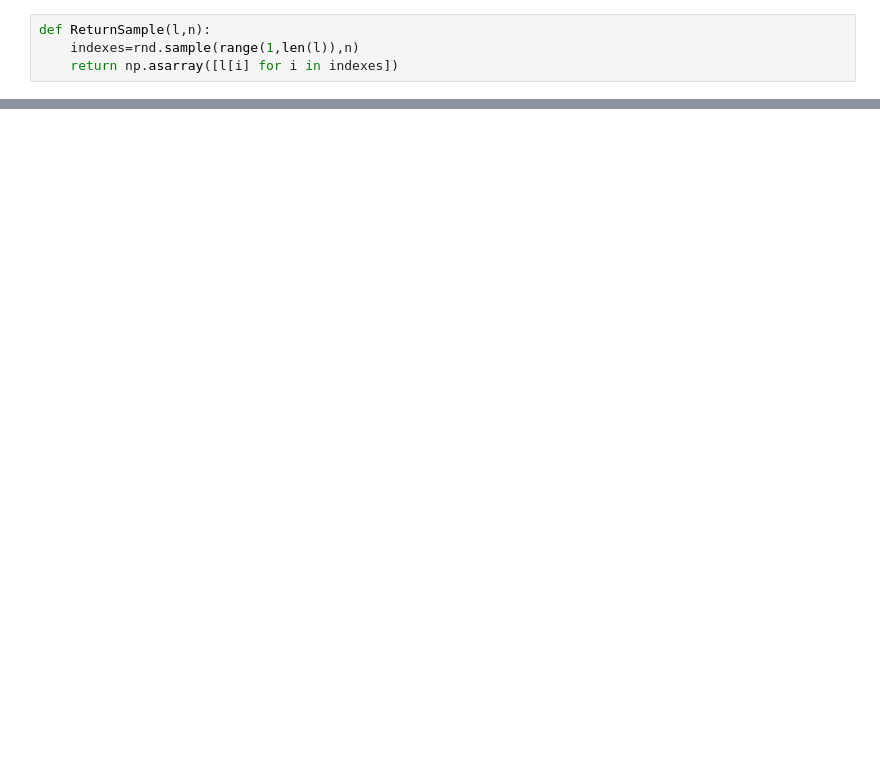
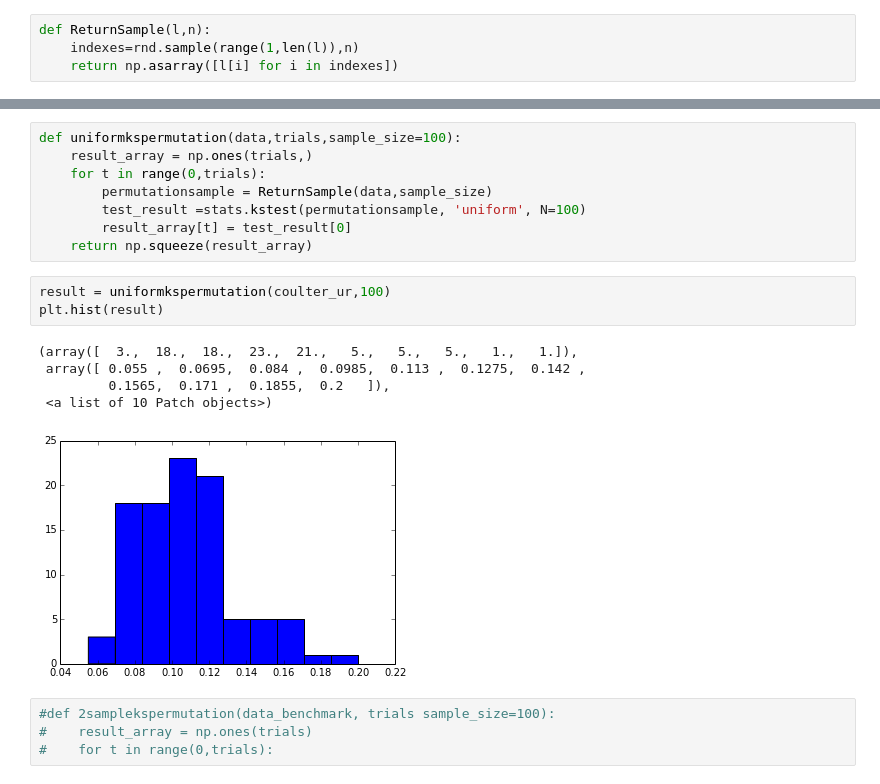
Before and after one commit to zhangzheng-coder/test_codes, a Jupyter notebook: STAT215/STATS_215_project.ipynb, the cells around one changed output, grey strips where cells are left out. Saved outputs shown, nothing was run; the diff lists cells and outputs as text; blank space fills up the shorter version.

Commit message:
uniform KS test, done and hist plot

```diff
--- a/STAT215/STATS_215_project.ipynb
+++ b/STAT215/STATS_215_project.ipynb
@@ -165,0 +165,21 @@ stats.kstest((sample_test), 'uniform', N=10000)
+# %%
+def uniformkspermutation(data,trials,sample_size=100):
+    result_array = np.ones(trials,)
+    for t in range(0,trials):
+        permutationsample = ReturnSample(data,sample_size)
+        test_result =stats.kstest(permutationsample, 'uniform', N=100)
+        result_array[t] = test_result[0]
+    return np.squeeze(result_array)
+# %%
+result = uniformkspermutation(coulter_ur,100)
+plt.hist(result)
+# %% [output]
+(array([  3.,  18.,  18.,  23.,  21.,   5.,   5.,   5.,   1.,   1.]),
+ array([ 0.055 ,  0.0695,  0.084 ,  0.0985,  0.113 ,  0.1275,  0.142 ,
+         0.1565,  0.171 ,  0.1855,  0.2   ]),
+ <a list of 10 Patch objects>)
+[figure, added]
+# %%
+#def 2samplekspermutation(data_benchmark, trials sample_size=100):
+#    result_array = np.ones(trials)
+#    for t in range(0,trials):
```
Also changed, not shown: parts of 6 cells of this notebook.
